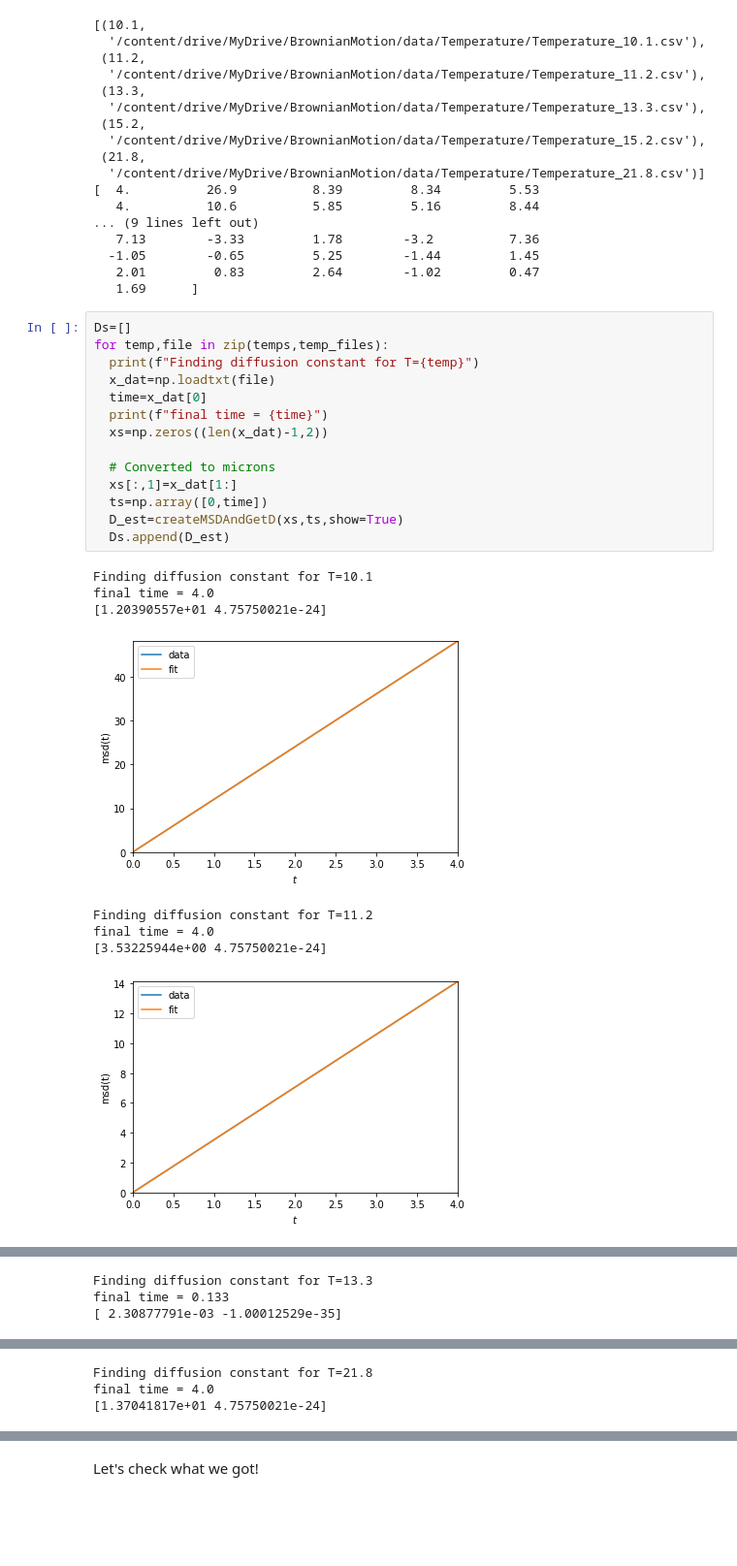
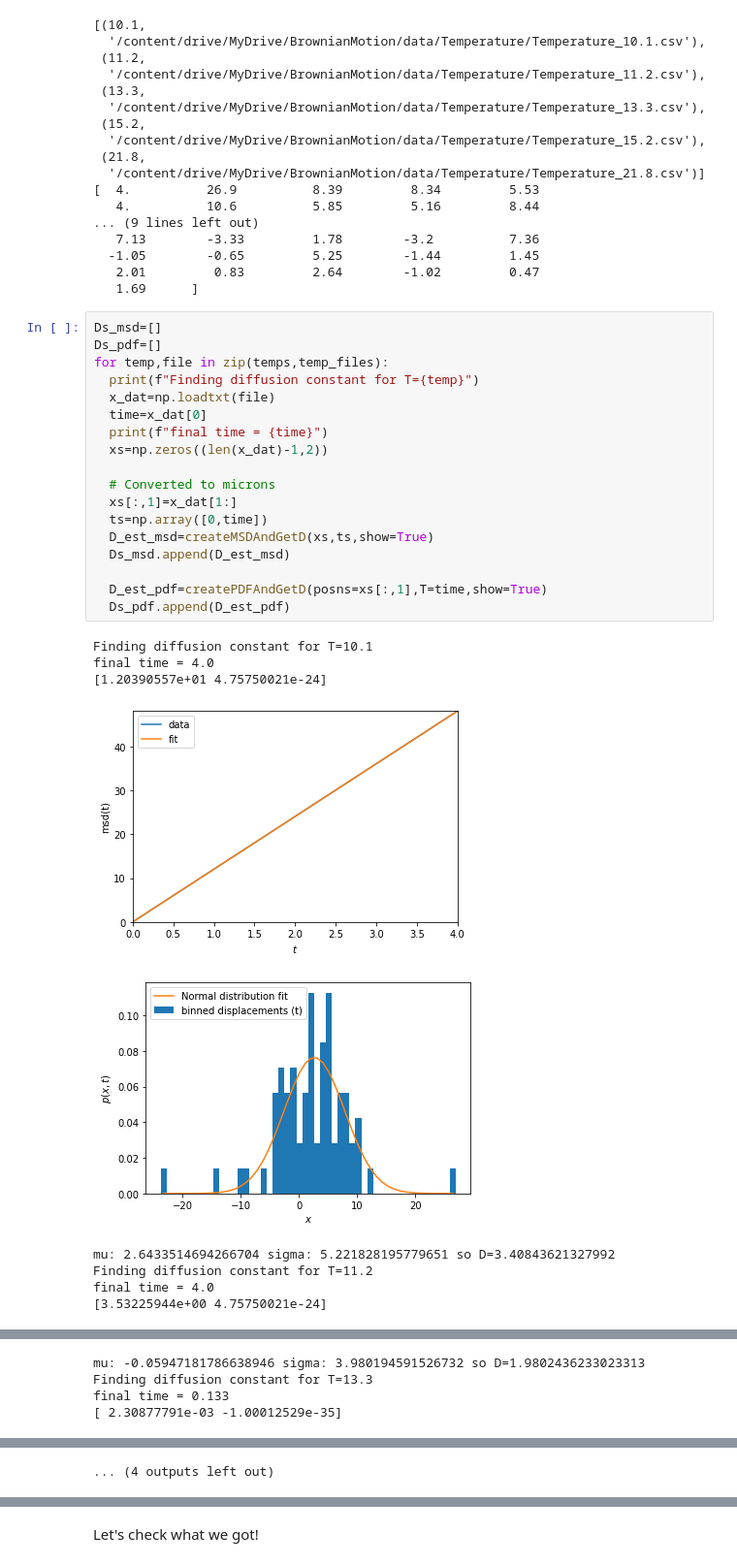
Before and after one commit to roryclaydon1994/BrownianMotionExamples, a Jupyter notebook: ExtactingDiffusionConstant.ipynb, the cells around one changed output, grey strips where cells are left out. Shown at 97% size. Saved outputs shown, nothing was run; the diff lists cells and outputs as text; blank space fills up the shorter version.

```diff
--- a/ExtactingDiffusionConstant.ipynb
+++ b/ExtactingDiffusionConstant.ipynb
@@ -103,25 +142,30 @@ print(t0dat)
    2.01         0.83         2.64        -1.02         0.47
    1.69      ]
 # %%
-Ds=[]
+Ds_msd=[]
+Ds_pdf=[]
 for temp,file in zip(temps,temp_files):
   print(f"Finding diffusion constant for T={temp}")
   x_dat=np.loadtxt(file)
   time=x_dat[0]
   print(f"final time = {time}")
   xs=np.zeros((len(x_dat)-1,2))
 
   # Converted to microns
   xs[:,1]=x_dat[1:]
   ts=np.array([0,time])
-  D_est=createMSDAndGetD(xs,ts,show=True)
-  Ds.append(D_est)
+  D_est_msd=createMSDAndGetD(xs,ts,show=True)
+  Ds_msd.append(D_est_msd)
+
+  D_est_pdf=createPDFAndGetD(posns=xs[:,1],T=time,show=True)
+  Ds_pdf.append(D_est_pdf)
 # %% [output]
 Finding diffusion constant for T=10.1
 final time = 4.0
 [1.20390557e+01 4.75750021e-24]
 [figure]
+[figure, new version]
+mu: 2.6433514694266704 sigma: 5.221828195779651 so D=3.40843621327992
 Finding diffusion constant for T=11.2
 final time = 4.0
 [3.53225944e+00 4.75750021e-24]
-[figure, old version]
@@ -128,3 +174,4 @@ final time = 4.0
+mu: -0.05947181786638946 sigma: 3.980194591526732 so D=1.9802436233023313
 Finding diffusion constant for T=13.3
 final time = 0.133
 [ 2.30877791e-03 -1.00012529e-35]
@@ -136,3 +186 @@ final time = 4.0
-Finding diffusion constant for T=21.8
-final time = 4.0
-[1.37041817e+01 4.75750021e-24]
+... (4 outputs left out)
```
Also changed, not shown: parts of 4 cells of this notebook.
